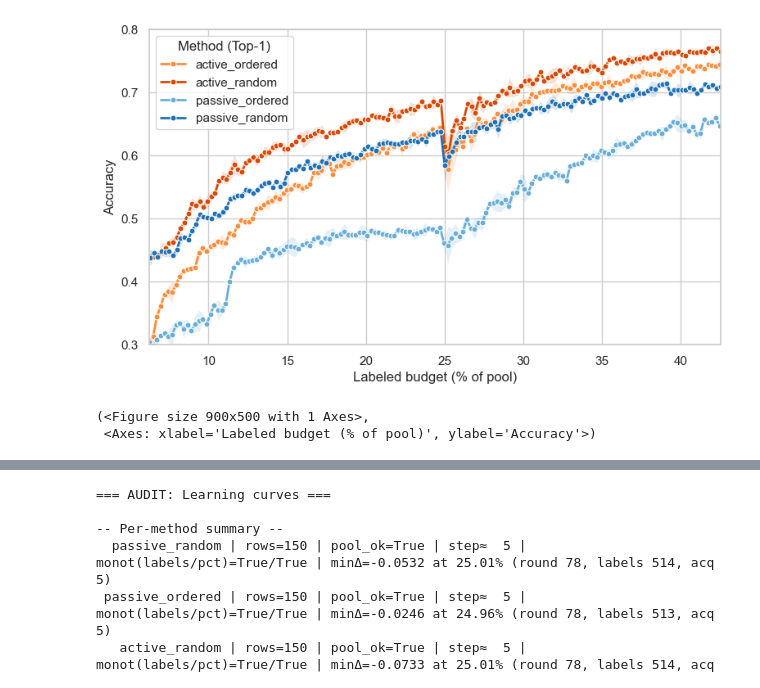
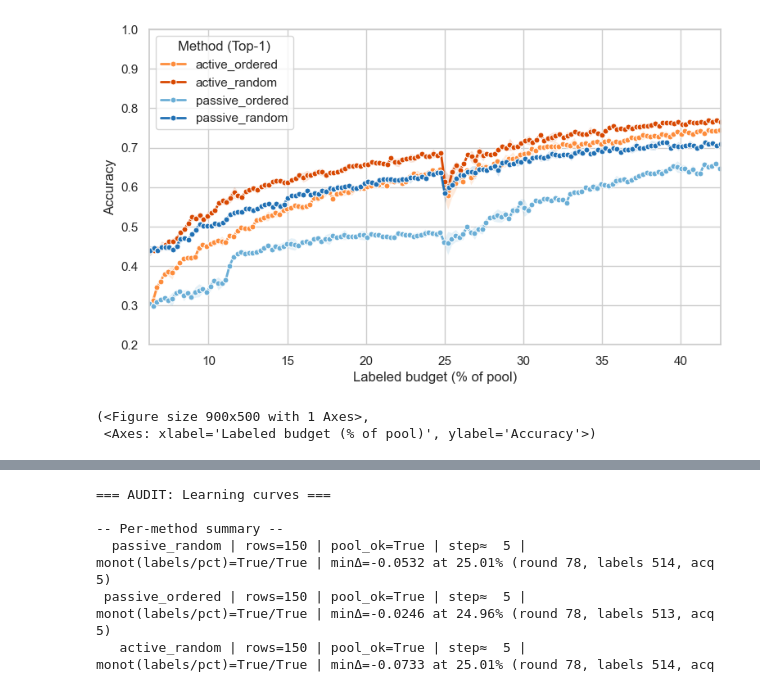
Before and after one commit to murrodroid/ClassHistData, a Jupyter notebook: active_learning/visualizers.ipynb, the cells around one changed output, grey strips where cells are left out. Saved outputs shown, nothing was run; the diff lists cells and outputs as text; code cells hidden in the pictures.

```diff
--- a/active_learning/visualizers.ipynb
+++ b/active_learning/visualizers.ipynb
@@ -155,9 +153,12 @@ def plot_acc_pct(csv_or_df, methods=None, title=None,
     return fig, ax
 # %%
 df = pd.read_csv('results/al_results_hash65536_lr0.0013005_bs512_ep16_k5_topk3_comm3_passcomm3_budget750_seed333_20250829_223114.csv')
-plot_acc_pct(df,y_min=0.30,y_max=0.80,use_top_k=False)
+# tilføj kolonne med classified i det loop
+plot_acc_pct(df,y_min=0.2,y_max=1,use_top_k=False)
+
+# y=0,x=0,
 # %% [output]
-[figure, old version]
+[figure, new version]
 (<Figure size 900x500 with 1 Axes>,
  <Axes: xlabel='Labeled budget (% of pool)', ylabel='Accuracy'>)
 # %%
```
Also changed, not shown: parts of 2 cells of this notebook, 2 other files.
